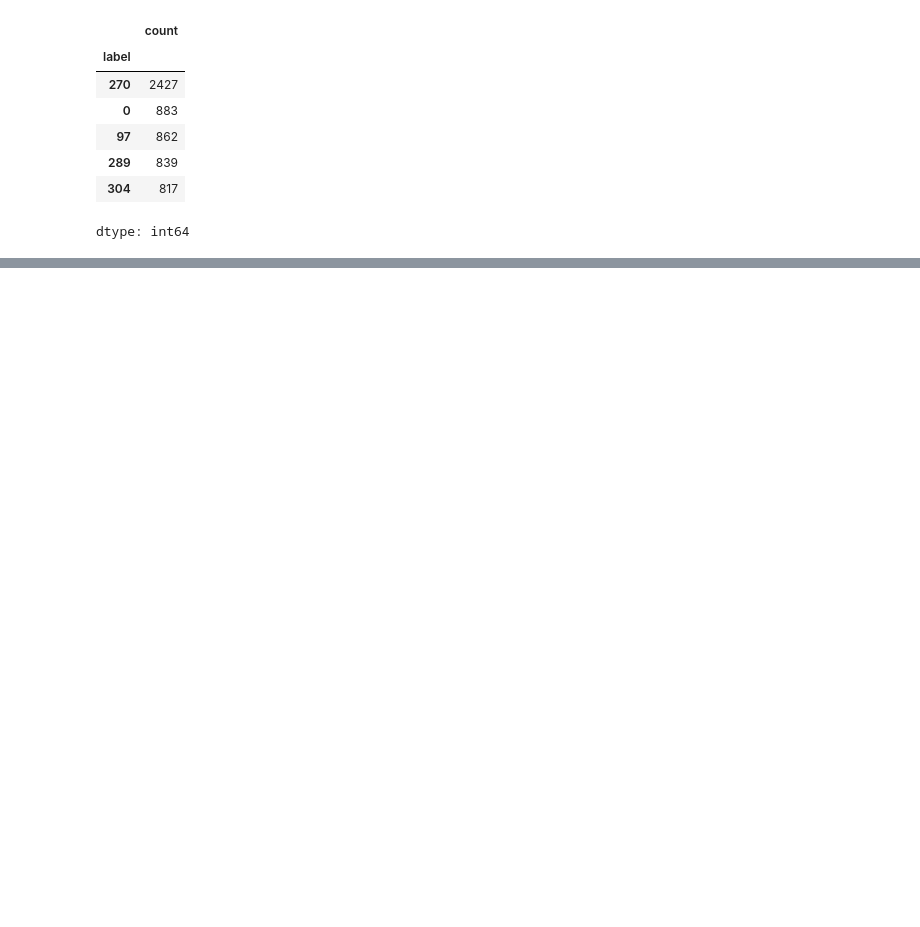
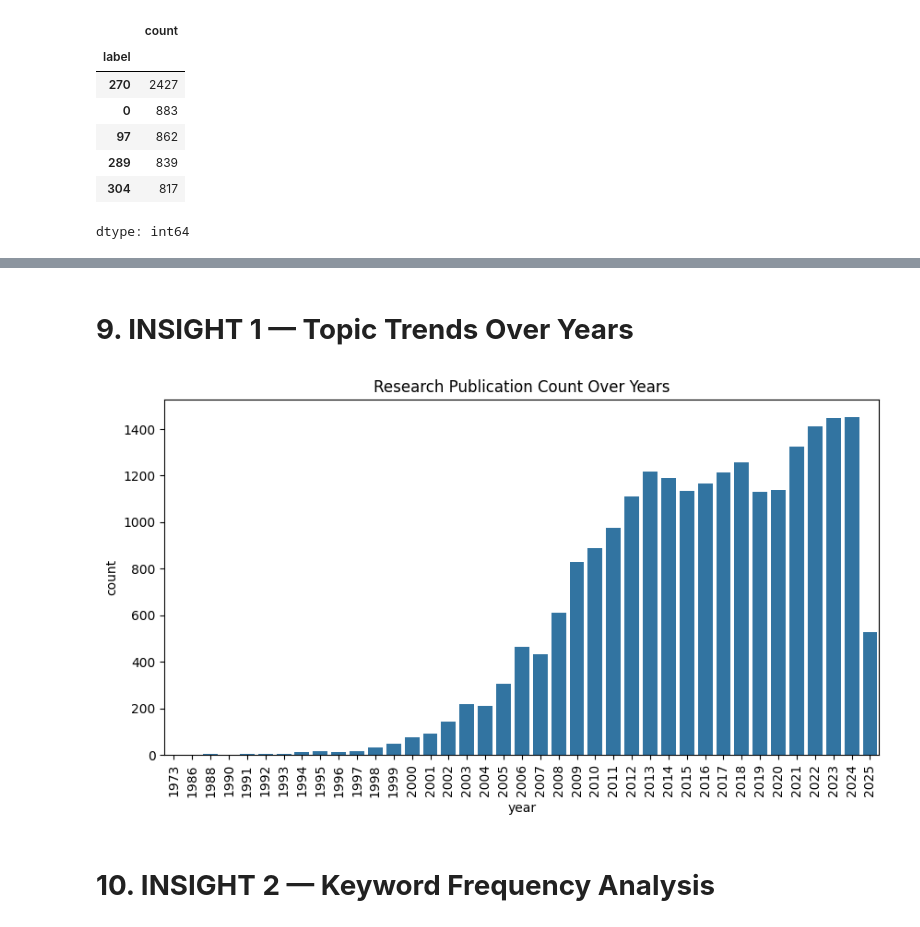
Before and after one commit to SanyaChauhan/article-classification-nlp, a Jupyter notebook: Capstone_project.ipynb, the cells around one changed output, grey strips where cells are left out. Drawn from its saved outputs; the diff is of its cells as text; code cells hidden in the pictures; blank space fills up the shorter version.

```diff
--- a/Capstone_project.ipynb
+++ b/Capstone_project.ipynb
@@ -45,5 +49,5 @@ from sklearn.metrics import accuracy_score, classification_report
 # %%
-file_path = "/content/data.raw.json"
+file_path = "/data.raw.json"
 
 with open(file_path, "r") as f:
     data = json.load(f)
@@ -129,0 +334,16 @@ ValueError: The least populated class in y has only 1 member, which is too few.
+# %% [markdown]
+# **9. INSIGHT 1 — Topic Trends Over Years**
+# %%
+df["year"] = df["date"].astype(str).str[:4].astype(int)
+import seaborn as sns
+import matplotlib.pyplot as plt
+
+plt.figure(figsize=(10,5))
+sns.countplot(data=df, x="year", order=sorted(df["year"].unique()))
+plt.title("Research Publication Count Over Years")
+plt.xticks(rotation=90)
+plt.show()
+# %% [output]
+[figure, added]
+# %% [markdown]
+# **10. INSIGHT 2 — Keyword Frequency Analysis**
```
Also changed, not shown: parts of 24 cells of this notebook.
